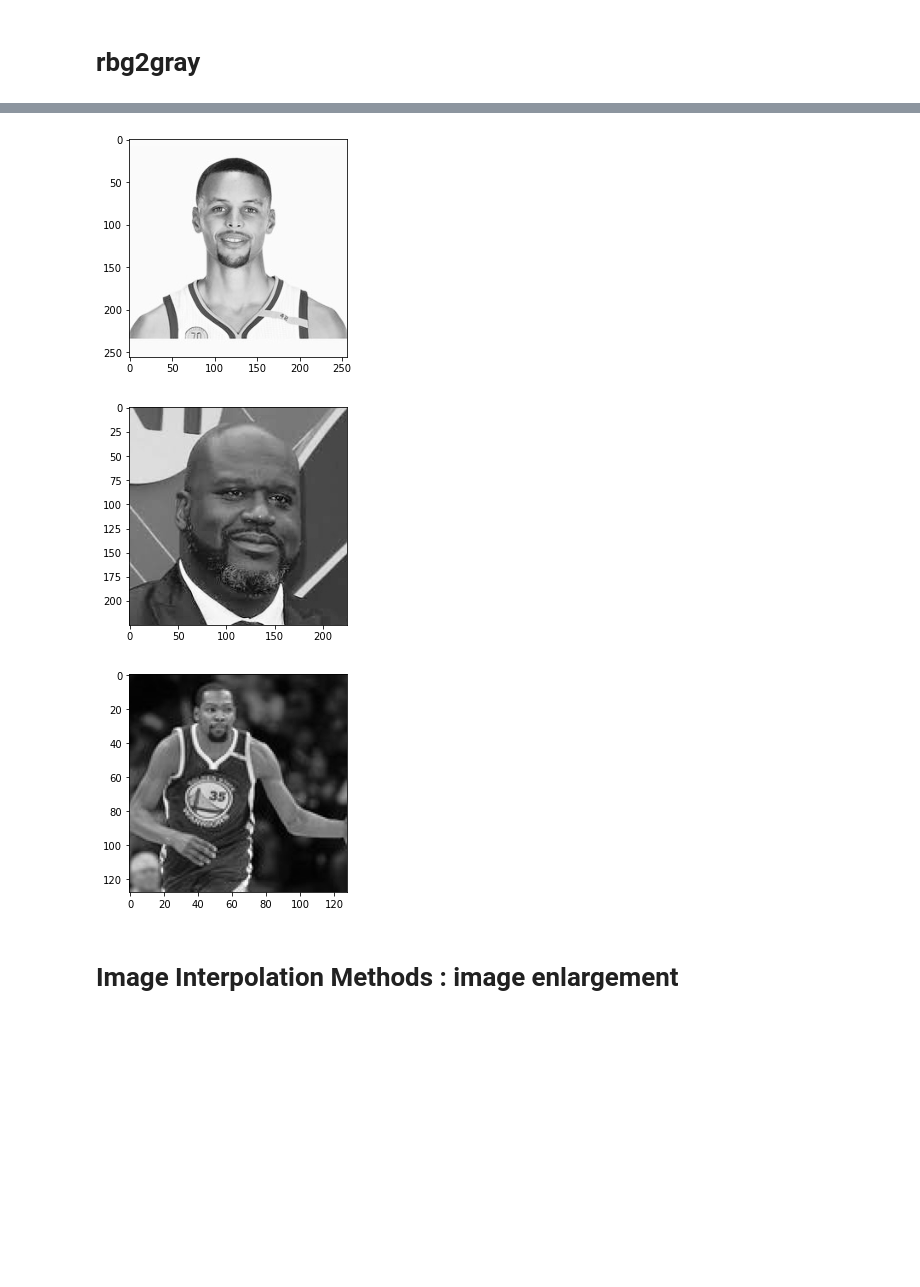
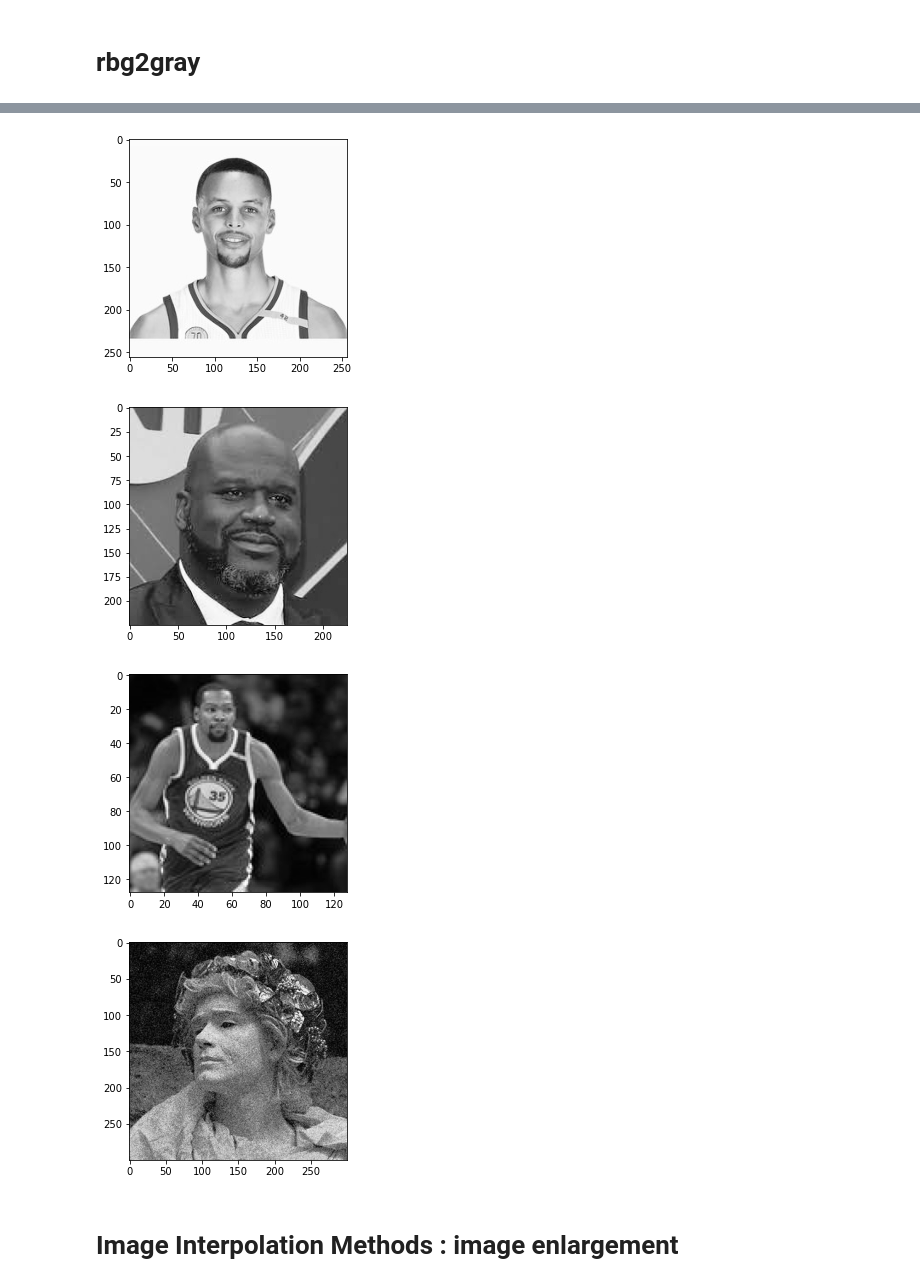
Before and after one commit to frankye1000/NYCU-ImageProcessing, a Jupyter notebook: HW1/HW1.ipynb, the cells around one changed output, grey strips where cells are left out. Drawn from its saved outputs; the diff is of its cells as text; code cells hidden in the pictures; blank space fills up the shorter version.

```diff
--- a/HW1/HW1.ipynb
+++ b/HW1/HW1.ipynb
@@ -69,33 +77,38 @@ def rgb2gray(rgb):
 mj_gray = rgb2gray(mj)
 plt.imshow(mj_gray, cmap='Greys_r')
 plt.show()
 
 kobe_gray = rgb2gray(kobe)
 plt.imshow(kobe_gray, cmap='Greys_r')
 plt.show()
 
 lbj_gray = rgb2gray(lbj)
 plt.imshow(lbj_gray, cmap='Greys_r')
 plt.show()
 
 curry_gray = rgb2gray(curry)
 plt.imshow(curry_gray, cmap='Greys_r')
 plt.show()
 
 shaq_gray = rgb2gray(shaq)
 plt.imshow(shaq_gray, cmap='Greys_r')
 plt.show()
 
 kd_gray = rgb2gray(kd)
 plt.imshow(kd_gray, cmap='Greys_r')
 plt.show()
+
+noise_gray = rgb2gray(noise)
+plt.imshow(noise_gray, cmap='Greys_r')
+plt.show()
 # %% [output]
 [figure]
 [figure]
 [figure]
 [figure]
 [figure]
 [figure]
+[figure, added]
 # %% [markdown]
 # Image Interpolation Methods : image enlargement
 # %% [markdown]
```
Also changed, not shown: parts of 16 cells of this notebook, 3 other files.
